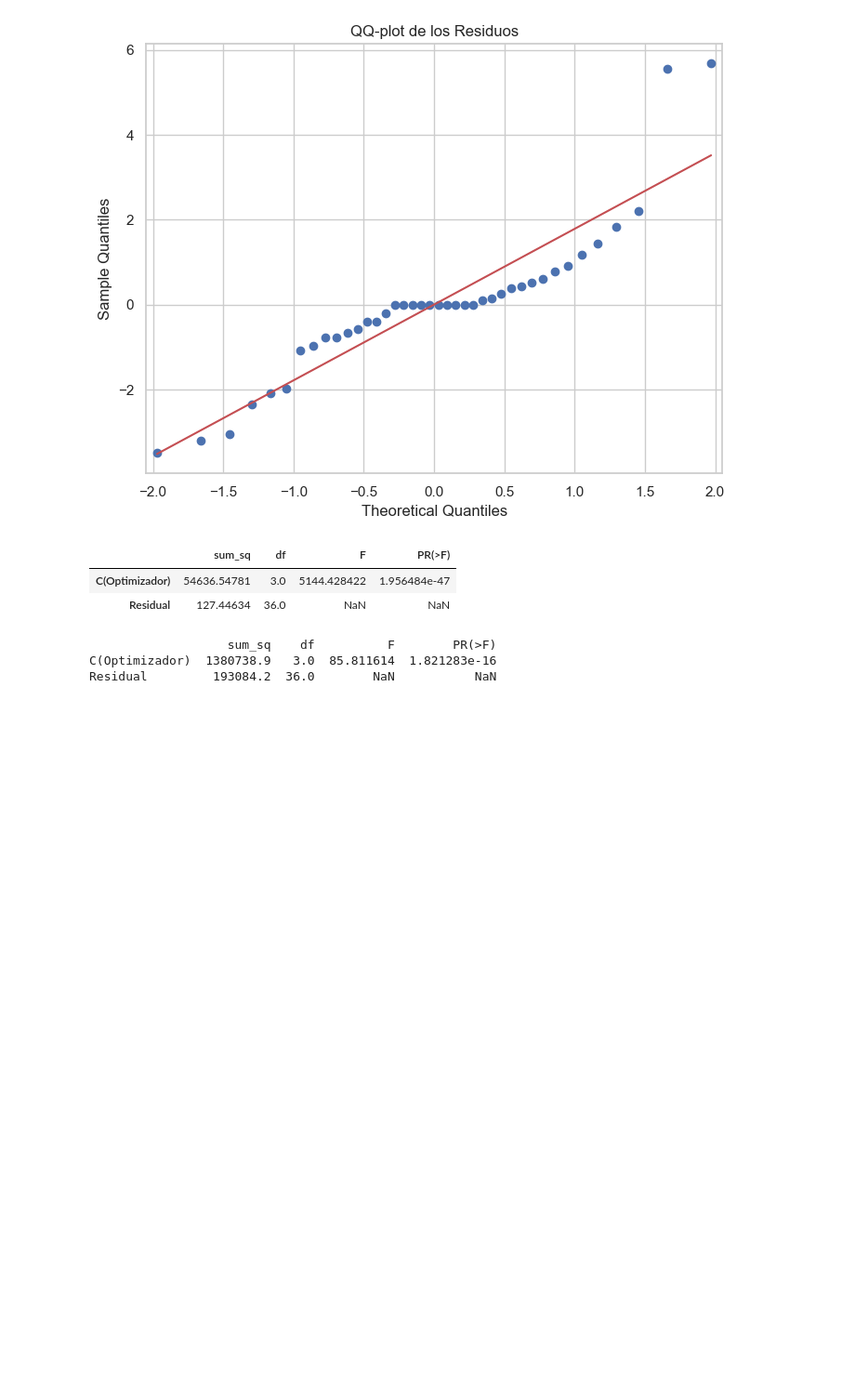
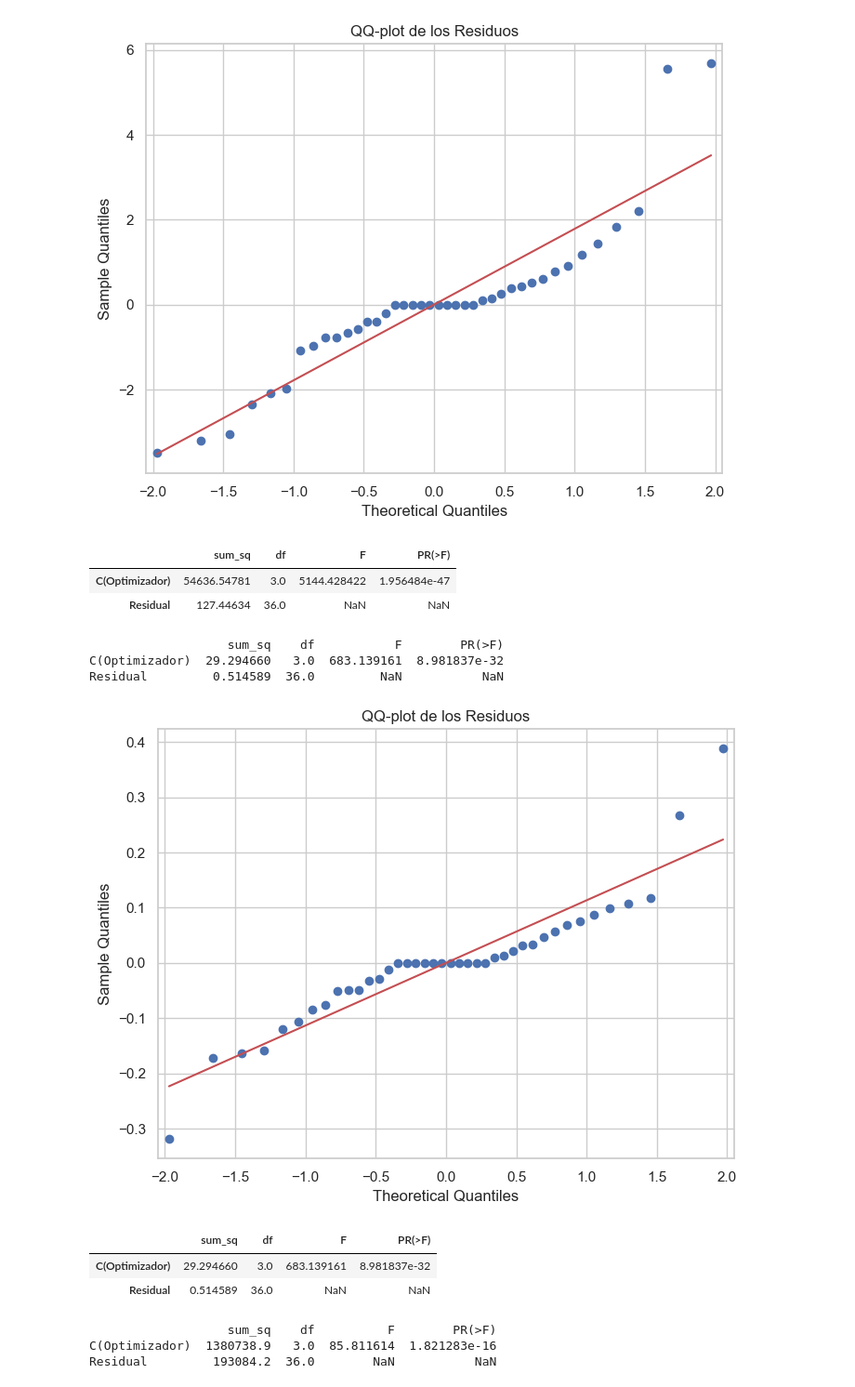
Before and after one commit to IgnacioGarciaLuengo/EIS_DEEP_PERFECT, a Jupyter notebook: Prac3/prac3.ipynb, the cells around one changed output. Shown at 93% size. Cells and saved outputs as stored; diff of their text form; code cells hidden in the pictures; blank space fills up the shorter version.

```diff
--- a/Prac3/prac3.ipynb
+++ b/Prac3/prac3.ipynb
@@ -188,6 +188,46 @@ anova_table
 |  | sum_sq | df | F | PR(>F) |
 | C(Optimizador) | 54636.54781 | 3.0 | 5144.428422 | 1.956484e-47 |
 | Residual | 127.44634 | 36.0 | NaN | NaN |
+# %%
+import numpy as np
+import statsmodels.api as sm
+import seaborn as sns
+import matplotlib.pyplot as plt
+
+# Aplica logaritmo a la variable 'Mean'
+df['Mean_log'] = np.log(df['Mean'])
+
+# Realiza el modelo ANOVA con la variable transformada
+modelo_anova = sm.formula.ols('Mean_log ~ C(Optimizador)', data=df).fit()
+anova_table = sm.stats.anova_lm(modelo_anova, typ=2)
+
+# Imprime la tabla ANOVA
+print(anova_table)
+
+# Calcula los residuos
+residuos = modelo_anova.resid
+
+# Configura el estilo y el tamaño del gráfico
+sns.set(style="whitegrid")
+plt.figure(figsize=(8, 6))
+
+# Crea un QQ-plot de los residuos
+sm.qqplot(residuos, line='s', ax=plt.gca())
+plt.title('QQ-plot de los Residuos')
+
+# Muestra el gráfico
+plt.show()
+# %% [output]
+                   sum_sq    df           F        PR(>F)
+C(Optimizador)  29.294660   3.0  683.139161  8.981837e-32
+Residual         0.514589  36.0         NaN           NaN
+[figure, added]
+# %%
+anova_table
+# %% [output]
+|  | sum_sq | df | F | PR(>F) |
+| C(Optimizador) | 29.294660 | 3.0 | 683.139161 | 8.981837e-32 |
+| Residual | 0.514589 | 36.0 | NaN | NaN |
 # %%
 # Importing library
 modelo_anova = sm.formula.ols('Tiempo ~ C(Optimizador)', data=df).fit()
```
Also changed, not shown: parts of 11 cells of this notebook, 1 other file.
